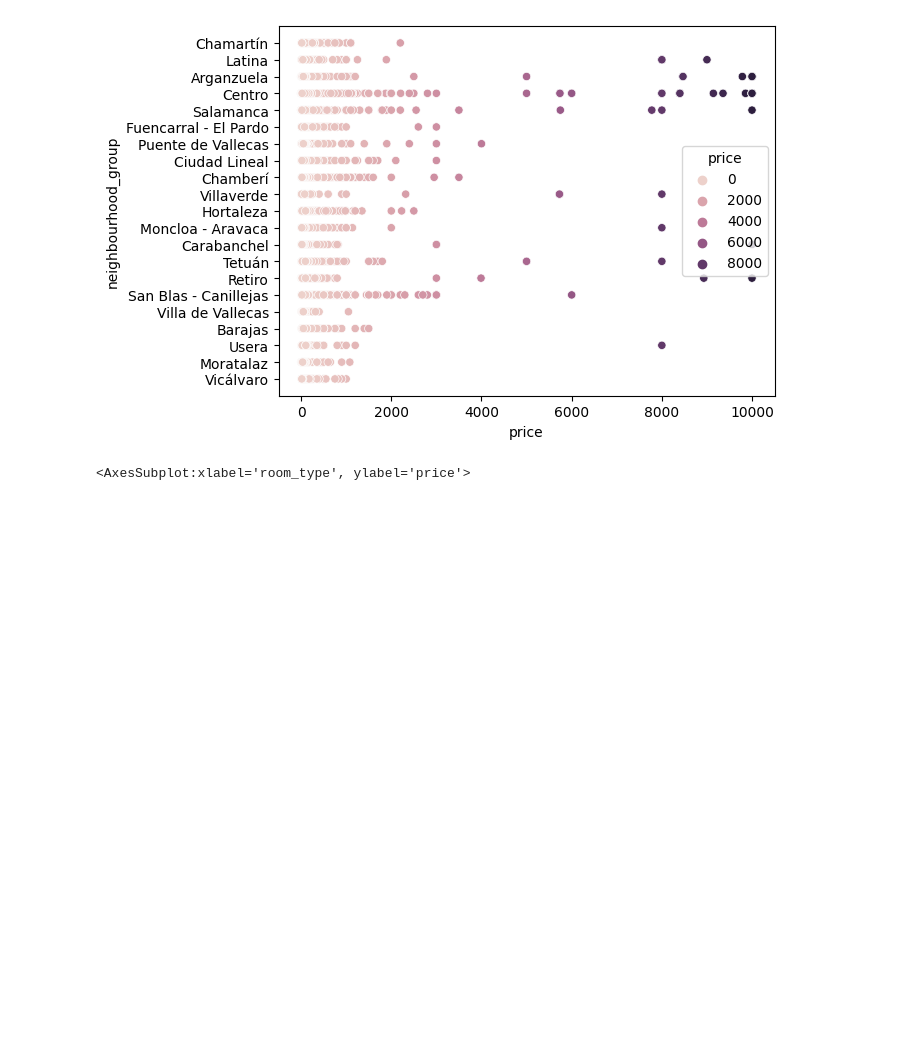
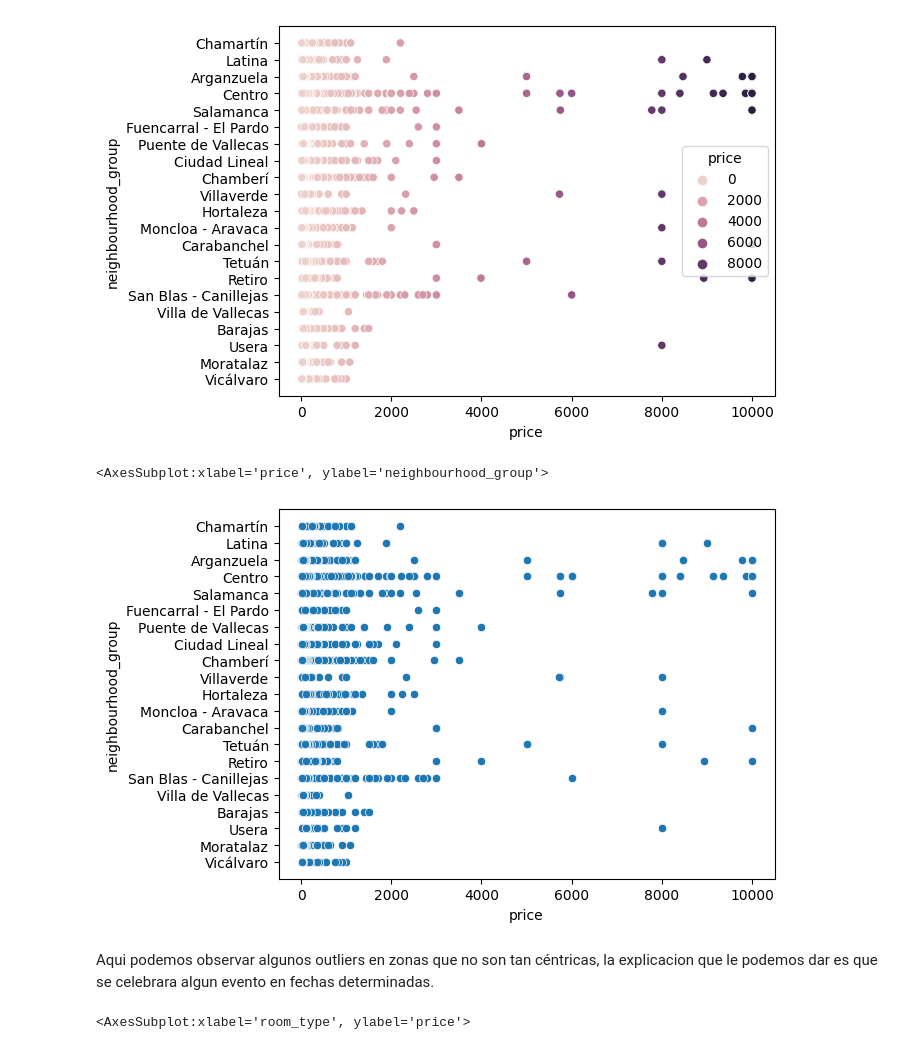
Before and after one commit to Factoria-F5-AI-Bootcamp-1-Edicion/Madrid_AirB-B, a Jupyter notebook: Madrid Airbnb.ipynb, the cells around one changed output. Drawn from its saved outputs; the diff is of its cells as text; code cells hidden in the pictures; blank space fills up the shorter version.

```diff
--- a/Madrid Airbnb.ipynb
+++ b/Madrid Airbnb.ipynb
@@ -362,4 +366,11 @@ sns.scatterplot(data= df, x="price", y="neighbourhood_group", hue="price")
 # %% [output]
 <AxesSubplot:xlabel='price', ylabel='neighbourhood_group'>
 [figure]
+# %%
+sns.scatterplot(data= df, x="price", y="neighbourhood_group")
+# %% [output]
+<AxesSubplot:xlabel='price', ylabel='neighbourhood_group'>
+[figure, added]
+# %% [markdown]
+Aqui podemos observar algunos outliers en zonas que no son tan céntricas, la explicacion que le podemos dar es que se celebrara algun evento en fechas determinadas.
 # %%
```
Also changed, not shown: parts of 27 cells of this notebook.
